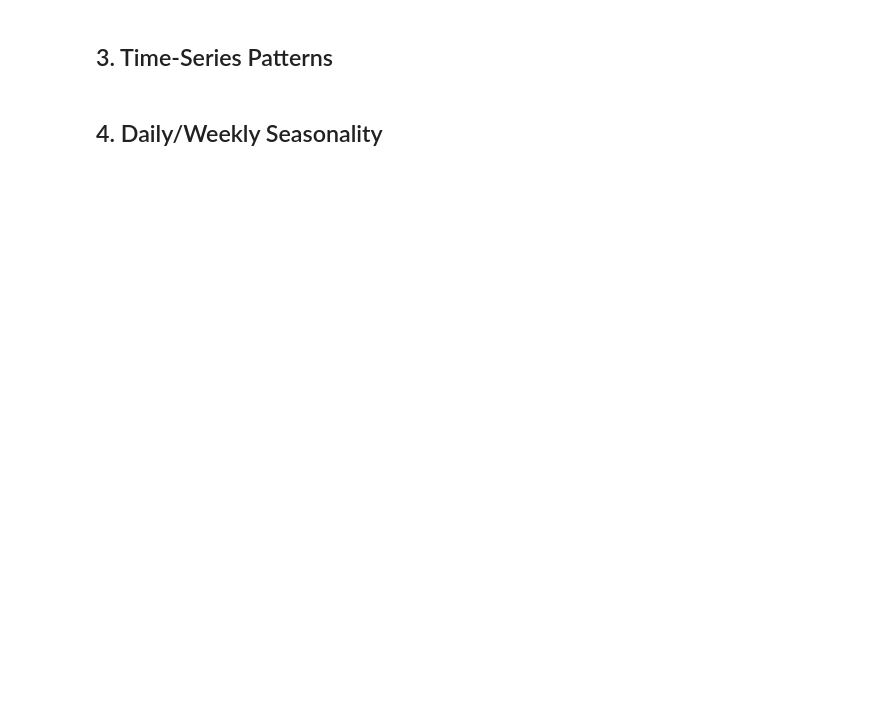
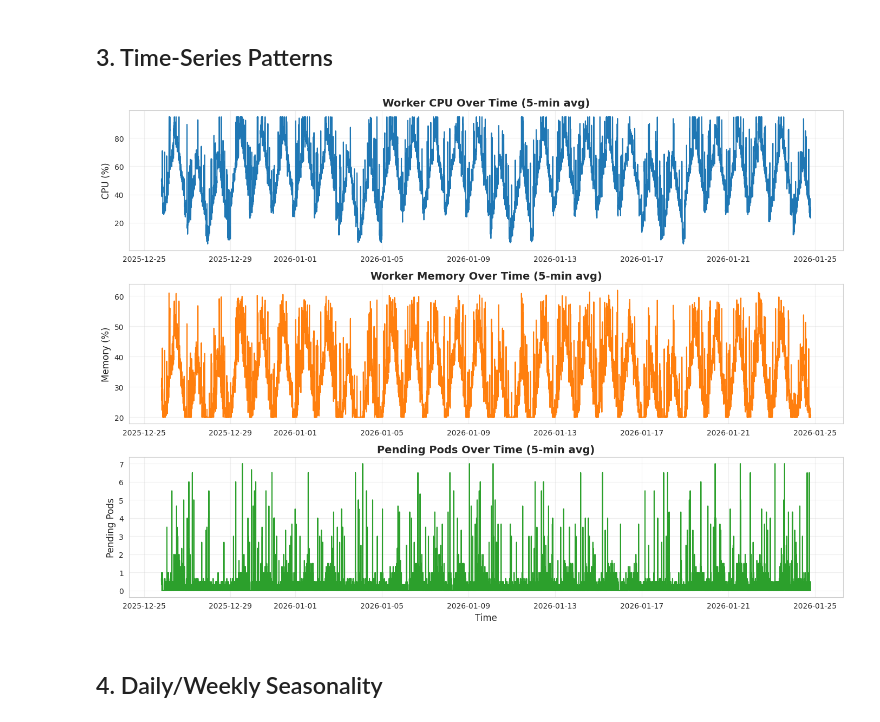
Before and after one commit to kaziiriad/elastikube, a Jupyter notebook: ml_training/notebooks/01_exploratory_analysis.ipynb, the cells around one changed output. Drawn from its saved outputs; the diff is of its cells as text; code cells hidden in the pictures; blank space fills up the shorter version.

```diff
--- a/ml_training/notebooks/01_exploratory_analysis.ipynb
+++ b/ml_training/notebooks/01_exploratory_analysis.ipynb
@@ -50,34 +89,36 @@ print(history_df['action'].value_counts())
 # %%
 # Set timestamp as index for time-series analysis
 metrics_ts = metrics_df.set_index('timestamp').sort_index()
 
 # Resample to 5-minute intervals for smoother visualization
-metrics_5min = metrics_ts.resample('5T').mean()
+metrics_5min = metrics_ts.resample('5min').mean()
 
 # Plot CPU over time
 fig, axes = plt.subplots(3, 1, figsize=(14, 10))
 
 # CPU
 axes[0].plot(metrics_5min.index, metrics_5min['cpu_percent'], color='#1f77b4')
 axes[0].set_title('Worker CPU Over Time (5-min avg)', fontsize=14, fontweight='bold')
 axes[0].set_ylabel('CPU (%)', fontsize=12)
 axes[0].grid(True, alpha=0.3)
 
 # Memory
 axes[1].plot(metrics_5min.index, metrics_5min['memory_percent'], color='#ff7f0e')
 axes[1].set_title('Worker Memory Over Time (5-min avg)', fontsize=14, fontweight='bold')
 axes[1].set_ylabel('Memory (%)', fontsize=12)
 axes[1].grid(True, alpha=0.3)
 
 # Pending Pods
 axes[2].plot(metrics_5min.index, metrics_5min['pending_pods'], color='#2ca02c')
 axes[2].set_title('Pending Pods Over Time (5-min avg)', fontsize=14, fontweight='bold')
 axes[2].set_ylabel('Pending Pods', fontsize=12)
 axes[2].set_xlabel('Time', fontsize=12)
 axes[2].grid(True, alpha=0.3)
 
 plt.tight_layout()
 plt.show()
+# %% [output]
+[figure, added]
 # %% [markdown]
 ## 4. Daily/Weekly Seasonality
 # %%
```
Also changed, not shown: parts of 8 cells of this notebook, 16 other files.
